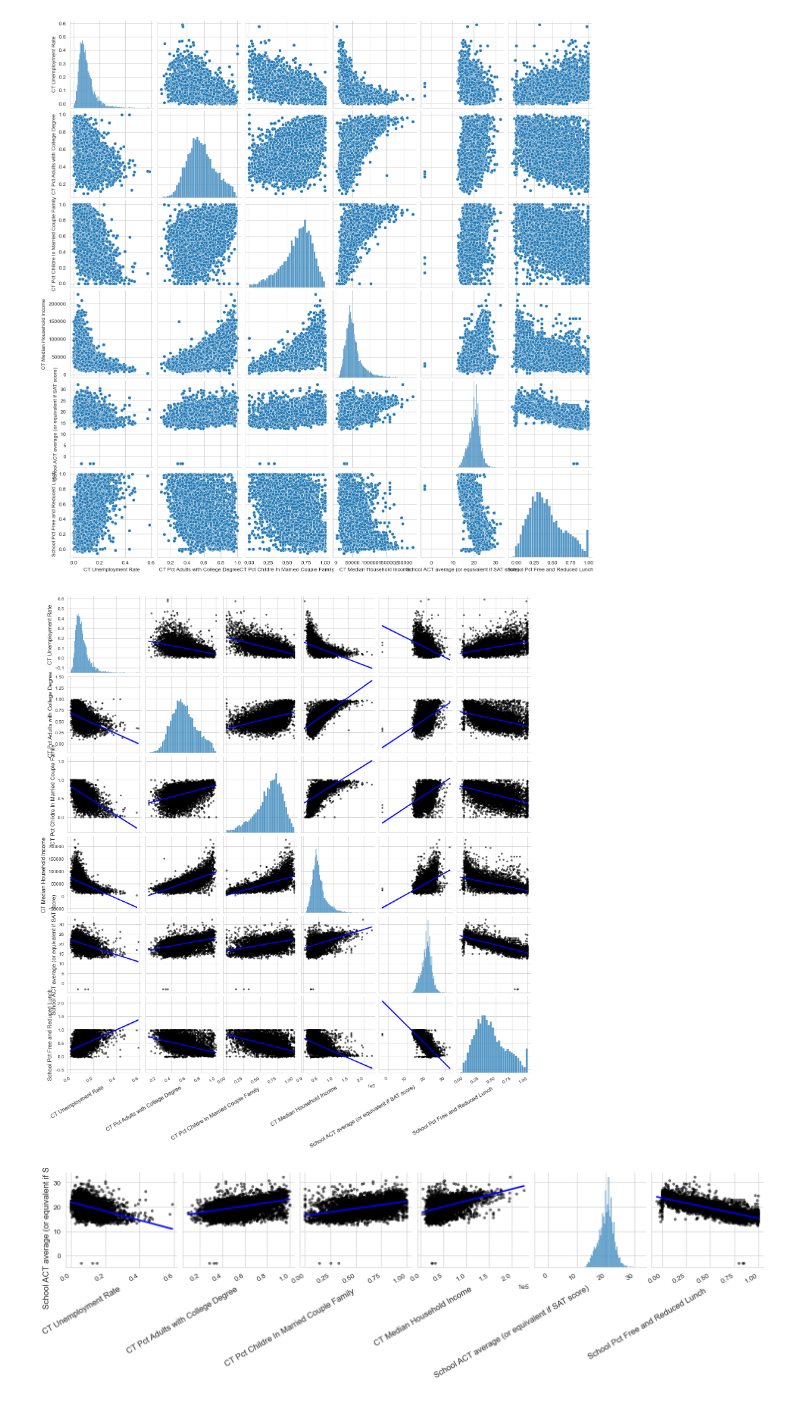
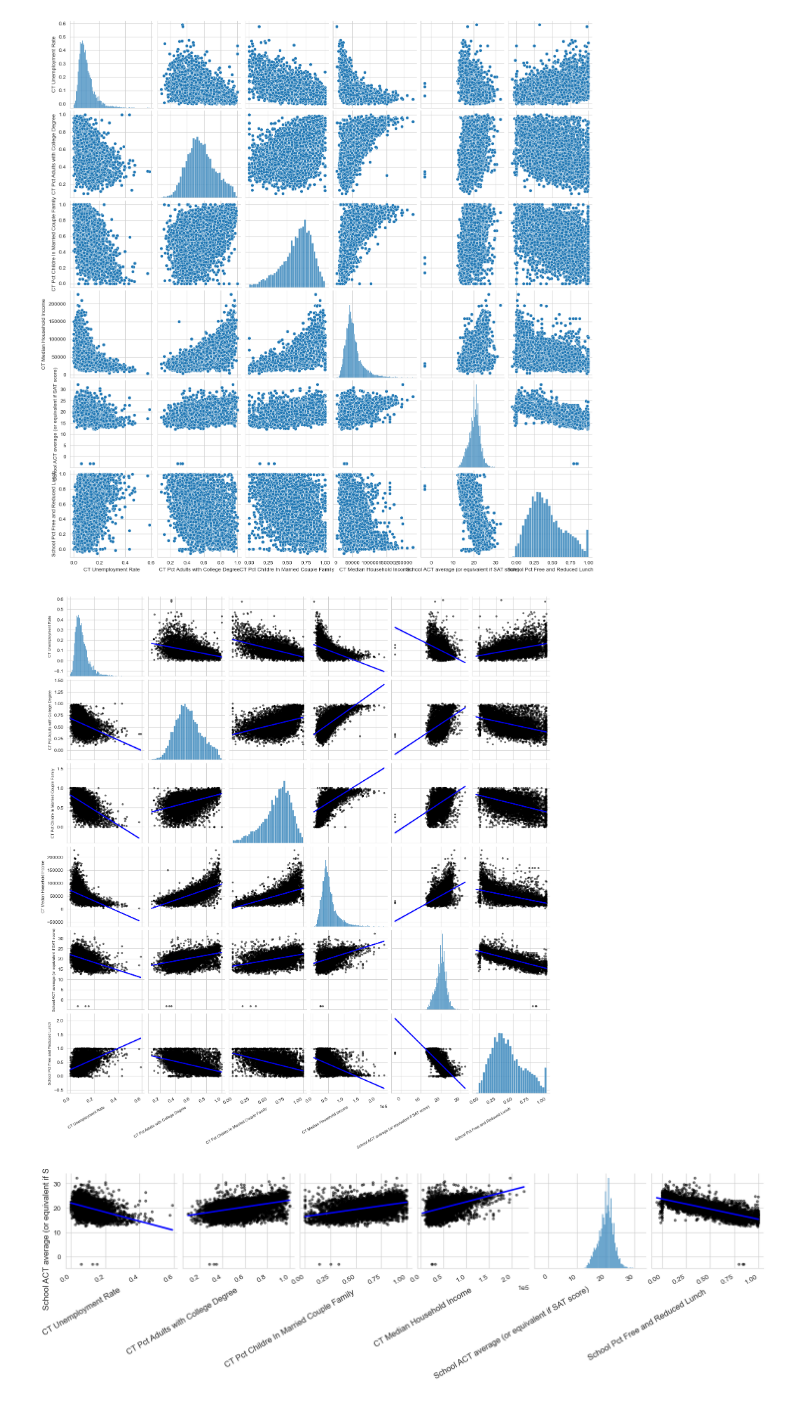
Before and after one commit to rkamatn/education_inequality, a Jupyter notebook: code/education.ipynb, the cells around one changed output. Saved outputs shown, nothing was run; the diff lists cells and outputs as text; code cells hidden in the pictures.

```diff
--- a/code/education.ipynb
+++ b/code/education.ipynb
@@ -209,26 +191,26 @@ plt.show()
 # %%
 # Add regression lines to the pairplot
 
 fig=sns.pairplot(
     edgap.drop(columns="NCESSCH School ID"),
     kind="reg",
     plot_kws={
         "line_kws": {"color": "blue"},
         "scatter_kws": {"alpha": 0.5,"color": "k","s":10},
         }
 )
 for ax in fig.axes.flat:
     if ax.get_xlabel() == 'CT Median Household Income':
         ax.ticklabel_format(style='sci', axis='x', scilimits=(0, 0))
-    ax.set_ylabel(ax.get_ylabel(), fontsize=12)
-    ax.set_xlabel(ax.get_xlabel(), fontsize=12,rotation=30, ha='right')
+    ax.set_ylabel(ax.get_ylabel(), fontsize=8)
+    ax.set_xlabel(ax.get_xlabel(), fontsize=8,rotation=30, ha='right')
 
     # Rotate x-axis labels
     plt.setp(ax.get_xticklabels(), rotation=30, ha='right')
 
 plt.show()
 # %% [output]
-[figure, old version]
+[figure, new version]
 # %%
 # Plot a single row of the pairplot
 
```
Also changed, not shown: parts of 12 cells of this notebook, 5 other files.
